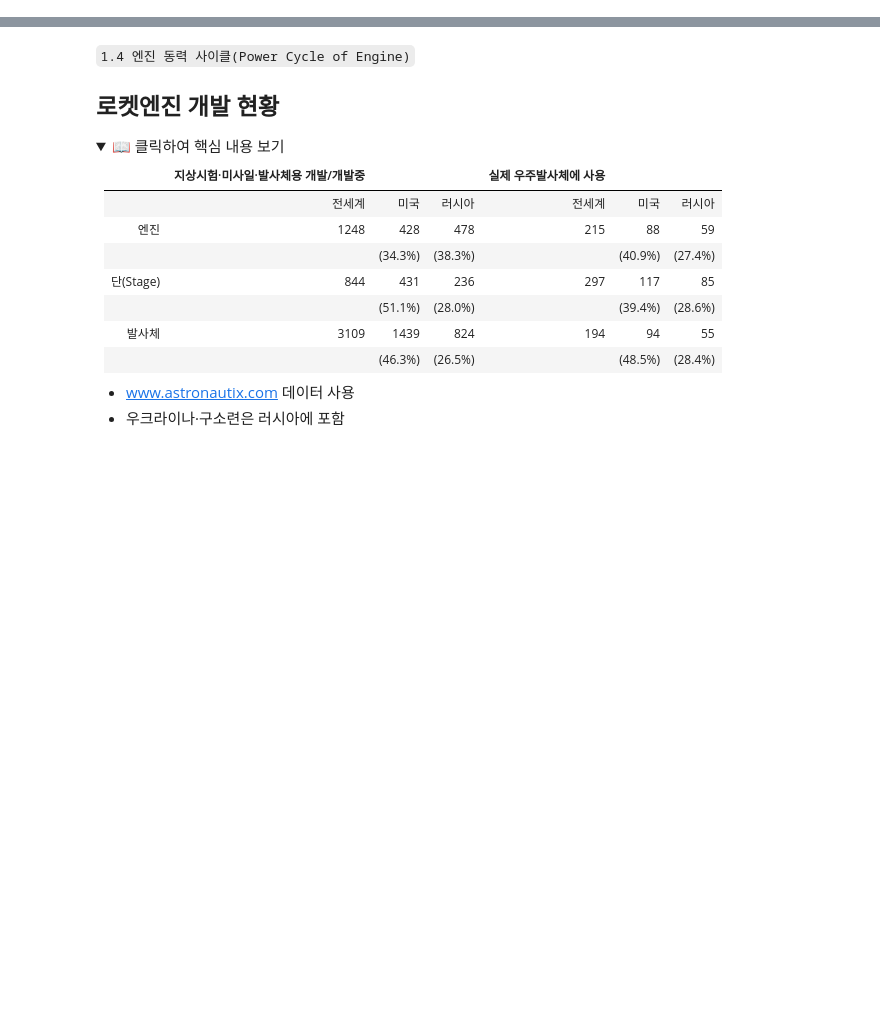
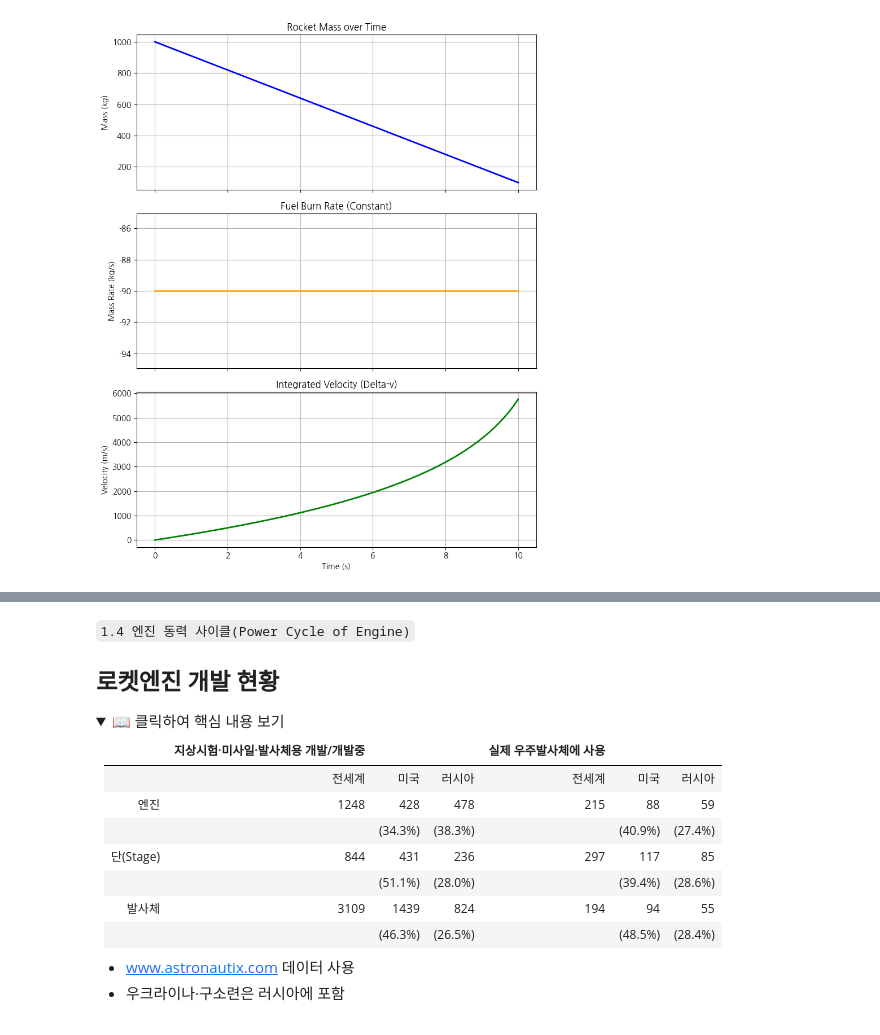
Before and after one commit to gabraxas/LVs-and-Policy, a Jupyter notebook: lecture/week02/week02.ipynb, the cells around one changed output, grey strips where cells are left out. Drawn from its saved outputs; the diff is of its cells as text; code cells hidden in the pictures; folded sections open; blank space fills up the shorter version.

```diff
--- a/lecture/week02/week02.ipynb
+++ b/lecture/week02/week02.ipynb
@@ -199,0 +144,50 @@ print("준비 완료 — 아래 셀들을 순서대로 실행하며 강의를
+# %%
+import numpy as np
+import matplotlib.pyplot as plt
+
+# 1. 초기 설정 및 매개변수
+m0 = 1000.0       # 로켓 초기 질량 (kg)
+mf = 100.0        # 로켓 최종 질량 (연료 소모 후, kg)
+v_e = 2500.0      # 배기 속도 (m/s)
+total_time = 10.0 # 연소 시간 (초)
+
+# 시간 배열 생성
+t = np.linspace(0, total_time, 500)
+
+# 2. 시간에 따른 질량 함수 m(t) (선형 연소 가정)
+# m(t) = m0 - (m0 - mf) * (t / total_time)
+m_t = m0 - (m0 - mf) * (t / total_time)
+
+# 질량 변화율 dm/dt (음수 값, 연소율)
+dm_dt = -(m0 - mf) / total_time
+
+# 3. 로켓 방정식 적분 과정 구현 (가속도 항 -v_e * (1/m) * (dm/dt)를 누적 적분)
+# v(t) = -v_e * ln(m(t) / m0)
+v_t = -v_e * np.log(m_t / m0)
+
+# 4. 그래프로 시각화 (3개의 서브플롯)
+fig, axs = plt.subplots(3, 1, figsize=(8, 10), sharex=True)
+
+# 질량 변화 그래프
+axs[0].plot(t, m_t, color='blue', lw=2)
+axs[0].set_ylabel('Mass (kg)')
+axs[0].set_title('Rocket Mass over Time')
+axs[0].grid(True)
+
+# 질량 변화율(dm/dt) 그래프
+axs[1].plot(t, np.full_like(t, dm_dt), color='orange', lw=2)
+axs[1].set_ylabel('Mass Rate (kg/s)')
+axs[1].set_title('Fuel Burn Rate (Constant)')
+axs[1].grid(True)
+
+# 속도 변화(적분 결과) 그래프
+axs[2].plot(t, v_t, color='green', lw=2)
+axs[2].set_xlabel('Time (s)')
+axs[2].set_ylabel('Velocity (m/s)')
+axs[2].set_title('Integrated Velocity (Delta-v)')
+axs[2].grid(True)
+
+plt.tight_layout()
+plt.show()
+# %% [output]
+[figure, added]
```
Also changed, not shown: parts of 39 cells of this notebook.
